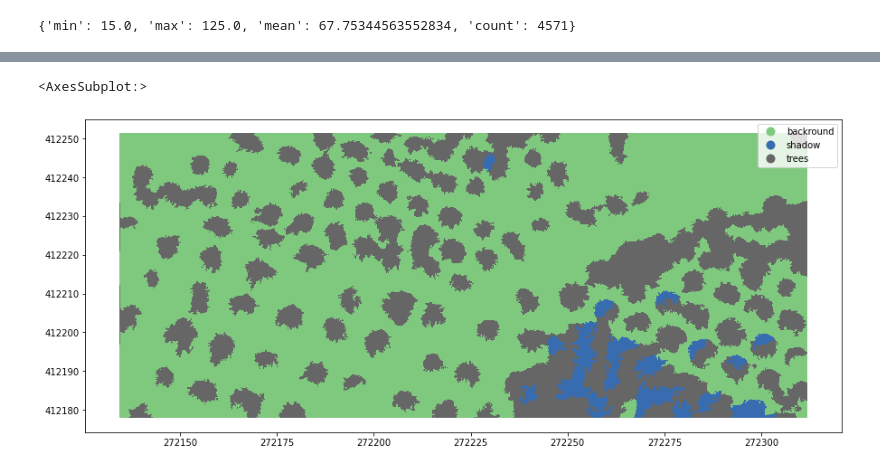
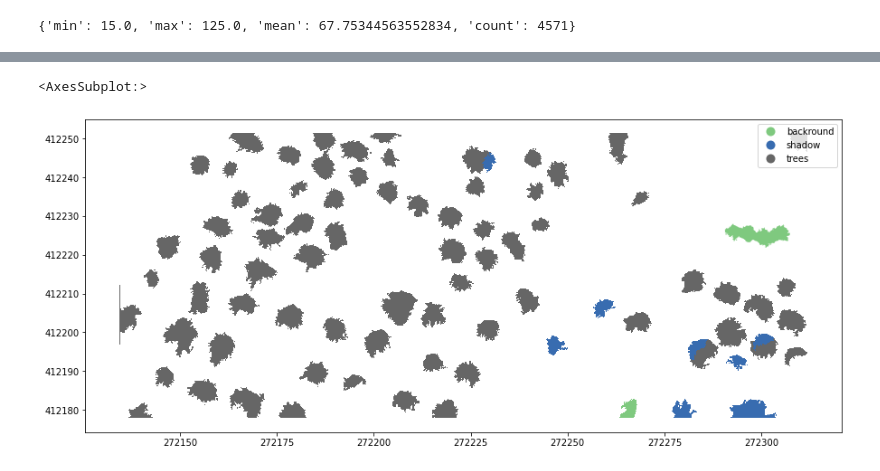
Before and after one commit to dwhew/MAP---OBIA, a Jupyter notebook: OBIA.ipynb, the cells around one changed output, grey strips where cells are left out. Saved outputs shown, nothing was run; the diff lists cells and outputs as text; code cells hidden in the pictures.

```diff
--- a/OBIA.ipynb
+++ b/OBIA.ipynb
@@ -163,0 +162,6 @@ segments_shp['class'] = class_list
+# %%
+stat_mean = []
+for stat in stats:
+    stat_mean.append(stat['mean'])
+
+dissolve['mean_brightness'] = stat_mean
@@ -164,11 +189,11 @@ segments_shp['class'] = class_list
 # %%
-segments_shp['area'] = segments_shp['geometry'].area
-segments_shp['perim'] = segments_shp['geometry'].length
+dissolve['area'] = dissolve['geometry'].area
+dissolve['perim'] = dissolve['geometry'].length
 
 def PP_compactness():   # https://en.wikipedia.org/wiki/Polsby%E2%80%93Popper_test
-    area = segments_shp['area']
-    perim = segments_shp['perim']
+    area = dissolve['area']
+    perim = dissolve['perim']
     pi = 3.14159
     return (4*pi)* area / perim **2
 
-segments_shp['compactness'] = PP_compactness()
+dissolve['compactness'] = PP_compactness()
@@ -193,2 +212,3 @@ segments_shp
 # %%
-#segments_shp = segments_shp[segments_shp['compactness'] > 0.1]
+
+dissolve = dissolve[dissolve['compactness'] > 0.08]
@@ -195,5 +220,7 @@ segments_shp
+# %%
+dissolve = dissolve[dissolve['area'] < 60]
 # %%
-segments_shp.plot('class', legend=True, figsize=(15,15), cmap='Accent')
+dissolve.plot('class', legend=True, figsize=(15,15), cmap='Accent')
 # %% [output]
 <AxesSubplot:>
-[figure, old version]
+[figure, new version]
```
Also changed, not shown: parts of 18 cells of this notebook.
